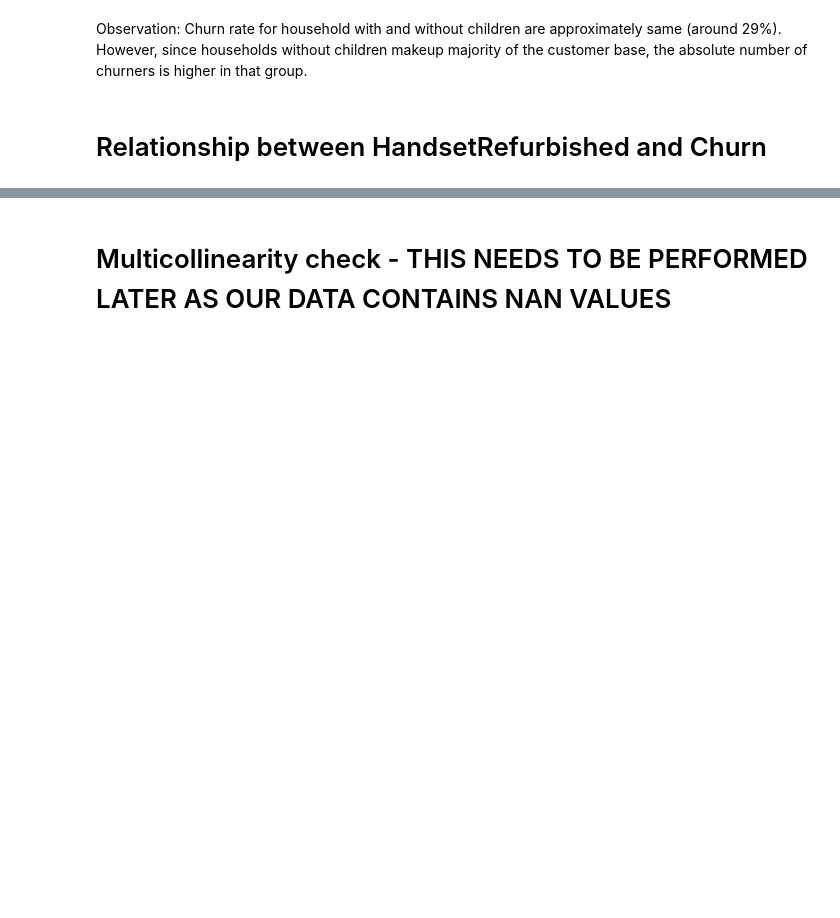
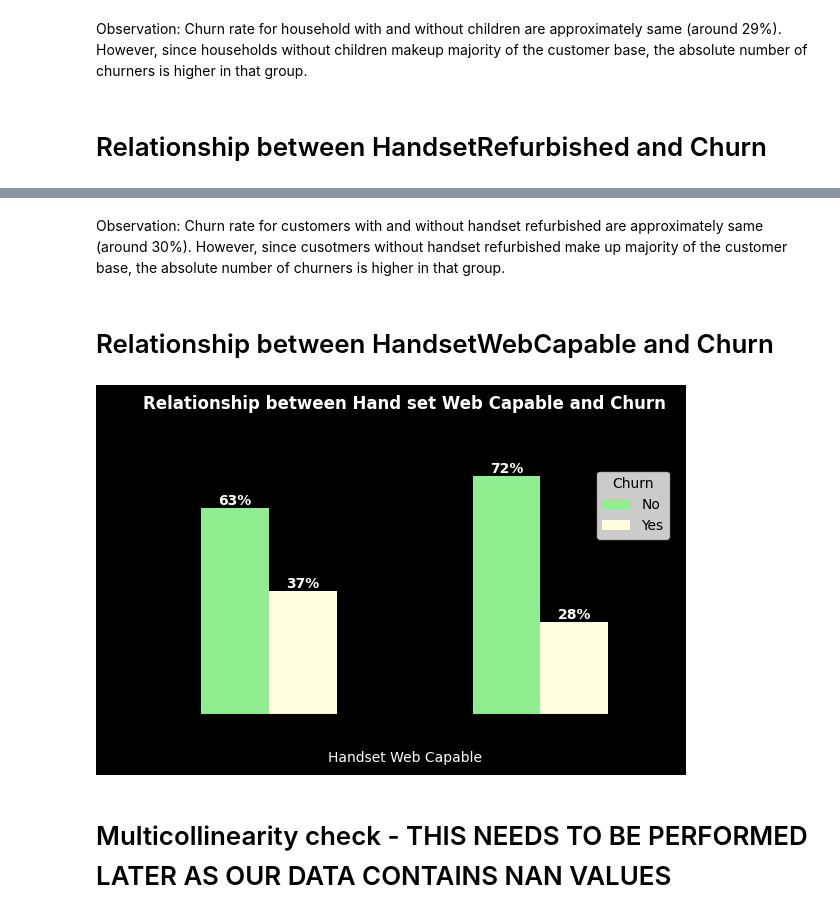
Before and after one commit to Radhika5062/customer_churn_prediction, a Jupyter notebook: eda.ipynb, the cells around one changed output, grey strips where cells are left out. Cells and saved outputs as stored; diff of their text form; code cells hidden in the pictures; blank space fills up the shorter version.

```diff
--- a/eda.ipynb
+++ b/eda.ipynb
@@ -296,3 +462,23 @@ Observation: Churn rate for household with and without children are approximatel
+# %% [markdown]
+Observation: Churn rate for customers with and without handset refurbished are approximately same (around 30%). However, since cusotmers without handset refurbished make up majority of the customer base, the absolute number of churners is higher in that group.
+# %% [markdown]
+# Relationship between HandsetWebCapable and Churn
+# %%
+pct_data = pd.crosstab(df['HandsetWebCapable'], df['Churn'], normalize='index') * 100
+
+fig, ax = plt.subplots(figsize = (6, 4), facecolor = 'black')
+plt.title('Relationship between Hand set Web Capable and Churn', color = 'white', fontsize = 12, fontweight = 'bold', pad = 40)
+pct_data.plot(kind = 'bar', ax = ax, color = ['lightgreen', 'lightyellow'])
+ax.set_xlabel('Handset Web Capable', color = 'white')
+ax.set_facecolor('black')
+
+for container in ax.containers:
+    ax.bar_label(container, fmt = '%.0f%%', color = 'white', fontweight = 'bold')
+
+plt.tight_layout()
+plt.show()
+# %% [output]
+[figure, added]
 # %% [markdown]
 # Multicollinearity check - THIS NEEDS TO BE PERFORMED LATER AS OUR DATA CONTAINS NAN VALUES
 # %%
```
Also changed, not shown: parts of 14 cells of this notebook.
